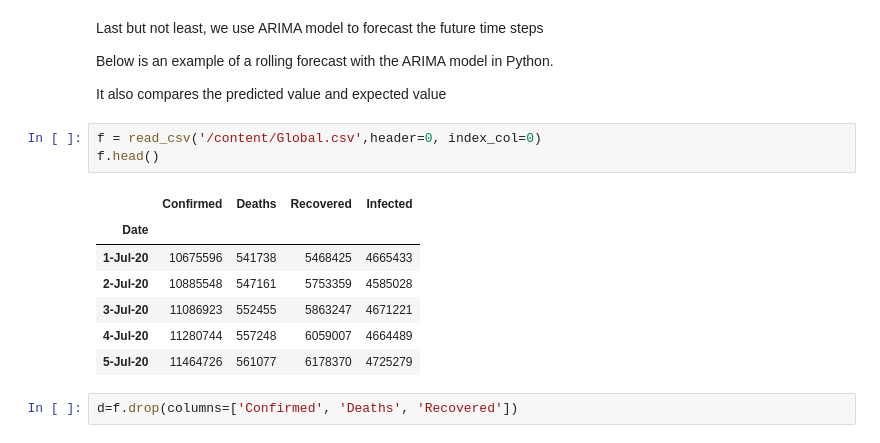
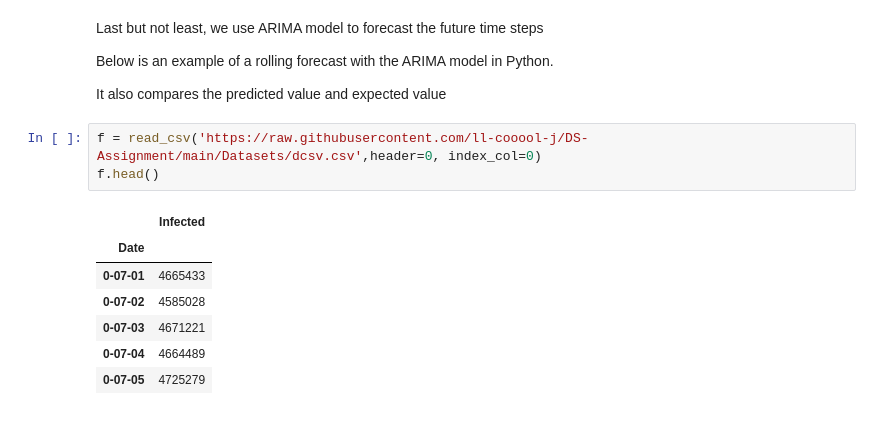
Before and after one commit to oddeyemotion/DS-Assignment, a Jupyter notebook: Copy_of_arima_forecasting.ipynb, the cells around one changed output. Saved outputs shown, nothing was run; the diff lists cells and outputs as text.

```diff
--- a/Copy_of_arima_forecasting.ipynb
+++ b/Copy_of_arima_forecasting.ipynb
@@ -107,15 +107,13 @@ Below is an example of a rolling forecast with the ARIMA model in Python.
 
 It also compares the predicted value and expected value
 # %%
-f = read_csv('/content/Global.csv',header=0, index_col=0)
+f = read_csv('https://raw.githubusercontent.com/ll-cooool-j/DS-Assignment/main/Datasets/dcsv.csv',header=0, index_col=0)
 f.head()
 # %% [output]
-|  | Confirmed | Deaths | Recovered | Infected |
-| Date |  |  |  |  |
-| 1-Jul-20 | 10675596 | 541738 | 5468425 | 4665433 |
-| 2-Jul-20 | 10885548 | 547161 | 5753359 | 4585028 |
-| 3-Jul-20 | 11086923 | 552455 | 5863247 | 4671221 |
-| 4-Jul-20 | 11280744 | 557248 | 6059007 | 4664489 |
-| 5-Jul-20 | 11464726 | 561077 | 6178370 | 4725279 |
+|  | Infected |
+| Date |  |
+| 0-07-01 | 4665433 |
+| 0-07-02 | 4585028 |
+| 0-07-03 | 4671221 |
+| 0-07-04 | 4664489 |
+| 0-07-05 | 4725279 |
-# %%
-d=f.drop(columns=['Confirmed', 'Deaths', 'Recovered'])
```
Also changed, not shown: parts of 6 cells of this notebook.
